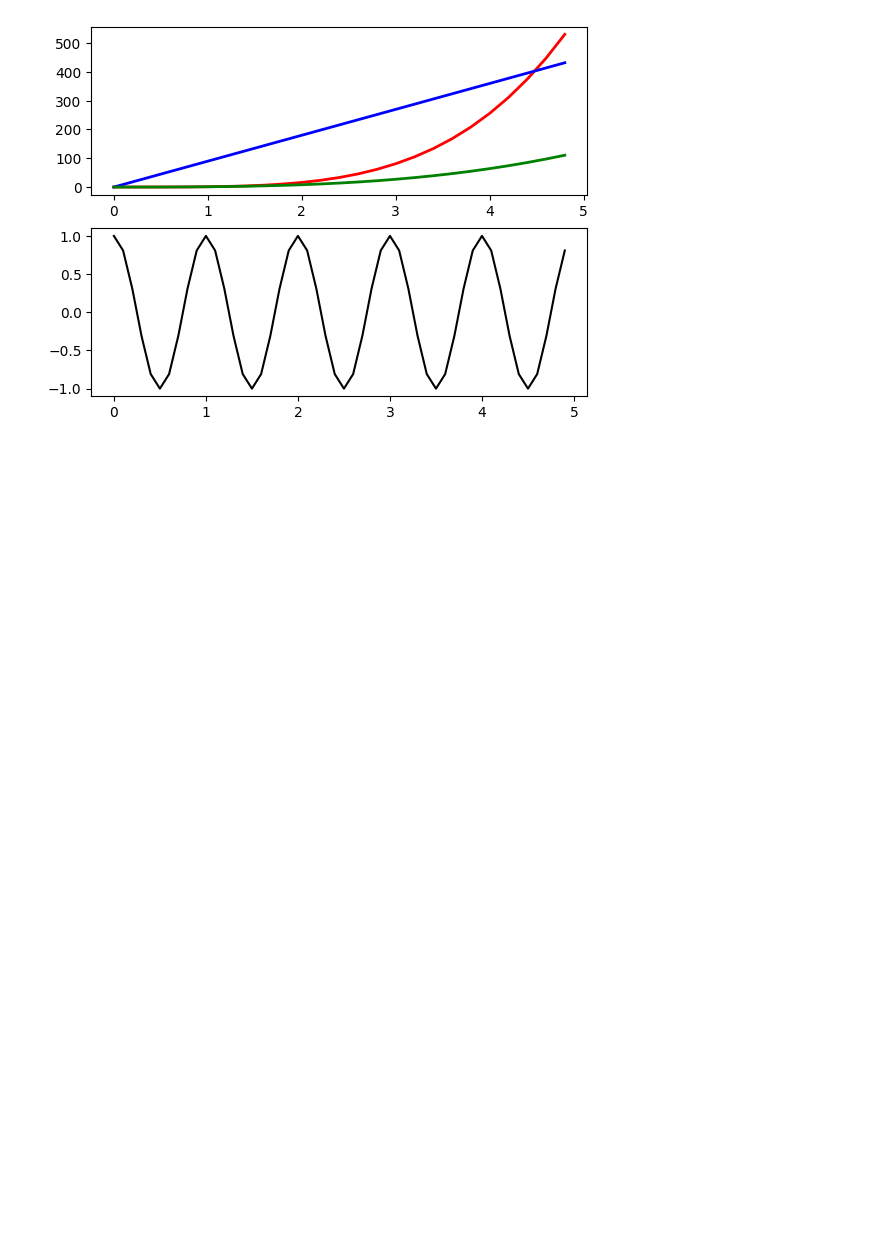
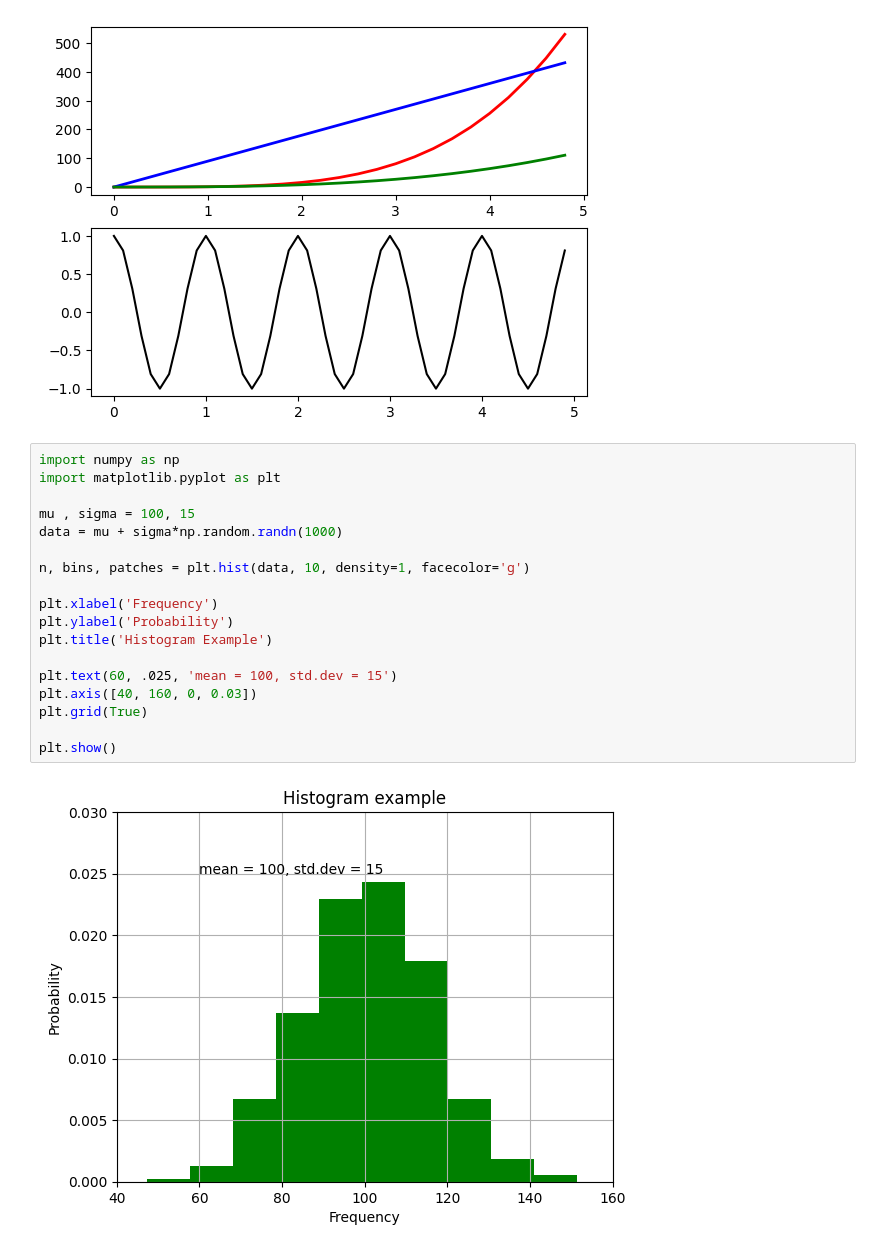
Before and after one commit to iAnisdev/ms-ai-bootcamp-python, a Jupyter notebook: week_2/matplotlib.ipynb, the cells around one changed output. Cells and saved outputs as stored; diff of their text form; blank space fills up the shorter version.

Commit message:
:zap: Histogram Example

```diff
--- a/week_2/matplotlib.ipynb
+++ b/week_2/matplotlib.ipynb
@@ -30,3 +30,23 @@ plt.plot(x2 , np.cos(2*np.pi*x2), 'k')
 plt.show()
 # %% [output]
 [figure]
+# %%
+import numpy as np
+import matplotlib.pyplot as plt
+
+mu , sigma = 100, 15
+data = mu + sigma*np.random.randn(1000)
+
+n, bins, patches = plt.hist(data, 10, density=1, facecolor='g')
+
+plt.xlabel('Frequency')
+plt.ylabel('Probability')
+plt.title('Histogram Example')
+
+plt.text(60, .025, 'mean = 100, std.dev = 15')
+plt.axis([40, 160, 0, 0.03])
+plt.grid(True)
+
+plt.show()
+# %% [output]
+[figure, added]
```
